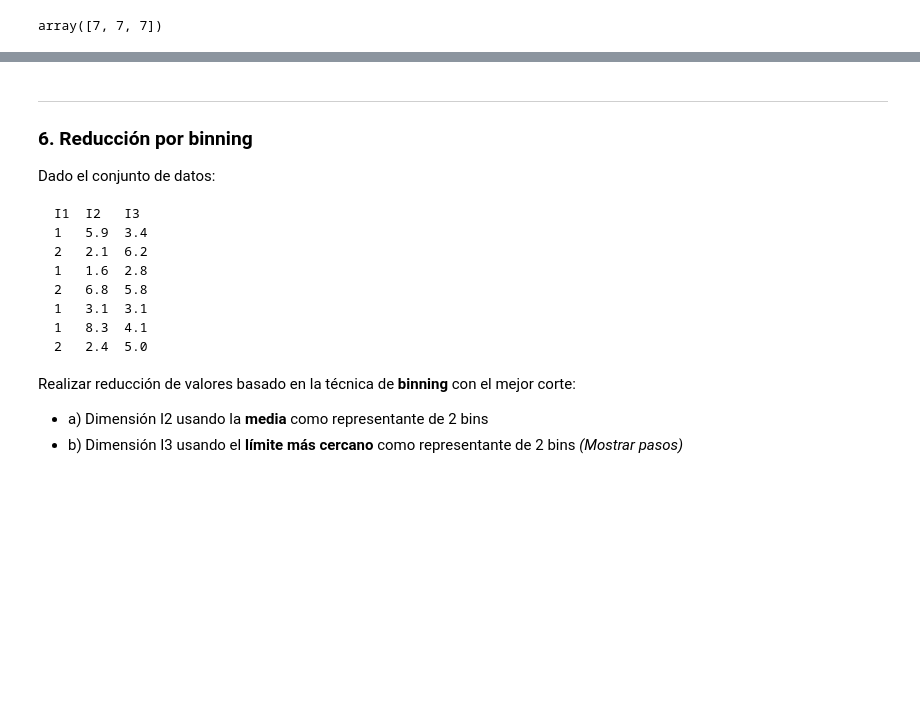
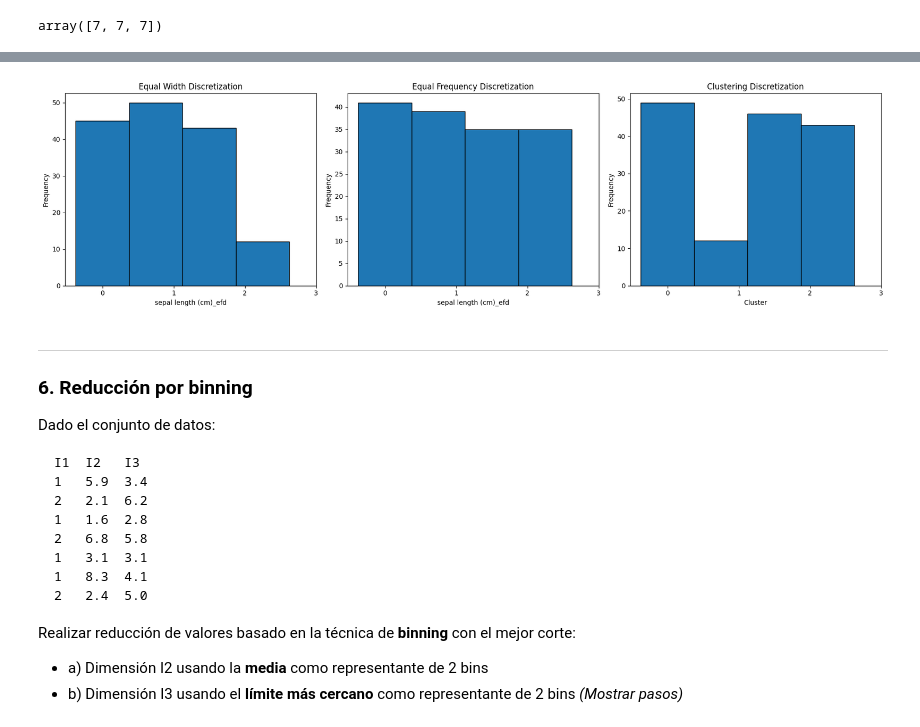
Before and after one commit to jodiazro/TallerPreprocesamientoMD, a Jupyter notebook: TallerPreprocesamiento.ipynb, the cells around one changed output, grey strips where cells are left out. Cells and saved outputs as stored; diff of their text form; code cells hidden in the pictures; blank space fills up the shorter version.

```diff
--- a/TallerPreprocesamiento.ipynb
+++ b/TallerPreprocesamiento.ipynb
@@ -328,0 +614,17 @@ Usar el conjunto de datos *iris* en Weka:
+# %%
+from sklearn.cluster import KMeans
+
+def clustering_discretization(df, column, num_bins):
+  # Reshape the column data for KMeans
+  data = df[column].values.reshape(-1, 1)
+  # Initialize KMeans
+  kmeans = KMeans(n_clusters=num_bins, random_state=42, n_init=10)
+  # Fit KMeans and get the cluster labels
+  clusters = kmeans.fit_predict(data)
+  return clusters
+
+clustering_df = df.copy()
+clustering_df['sepal length (cm)_cd'] = clustering_discretization(df, 'sepal length (cm)', num_bins=4)
+
+print("\nDataFrame using Clustering-Based Discretization:")
+print(clustering_df[['sepal length (cm)', 'sepal length (cm)_cd']].head())
@@ -329,3 +639,36 @@ Usar el conjunto de datos *iris* en Weka:
+# %%
+fig, axes = plt.subplots(1, 3, figsize=(18, 5))
+
+# Plotting Equal Width Discretization
+axes[0].hist(equal_width_df['sepal length (cm)_ewd'], bins=4, edgecolor='black', align='left')
+axes[0].set_title('Equal Width Discretization')
+axes[0].set_xlabel('sepal length (cm)_efd')
+axes[0].set_ylabel('Frequency')
+axes[0].set_xticks(range(4))
+
+# Plotting Equal Frequency Discretization
+# qcut might result in fewer bins than requested if values are not unique.
+# We need to get the actual number of bins created by qcut.
+actual_efd_bins = equal_frecuency_df['sepal length (cm)_efd'].nunique()
+axes[1].hist(equal_frecuency_df['sepal length (cm)_efd'], bins=actual_efd_bins, edgecolor='black', align='left')
+axes[1].set_title('Equal Frequency Discretization')
+axes[1].set_xlabel('sepal length (cm)_efd')
+axes[1].set_ylabel('Frequency')
+axes[1].set_xticks(range(actual_efd_bins))
+
+
+# Plotting Clustering Discretization
+axes[2].hist(clustering_df['sepal length (cm)_cd'], bins=4, edgecolor='black', align='left')
+axes[2].set_title('Clustering Discretization')
+axes[2].set_xlabel('Cluster')
+axes[2].set_ylabel('Frequency')
+axes[2].set_xticks(range(4))
+
+
+plt.tight_layout()
+plt.show()
+# %% [output]
+[figure, added]
 # %% [markdown]
 
 ---
```
Also changed, not shown: parts of 27 cells of this notebook.
